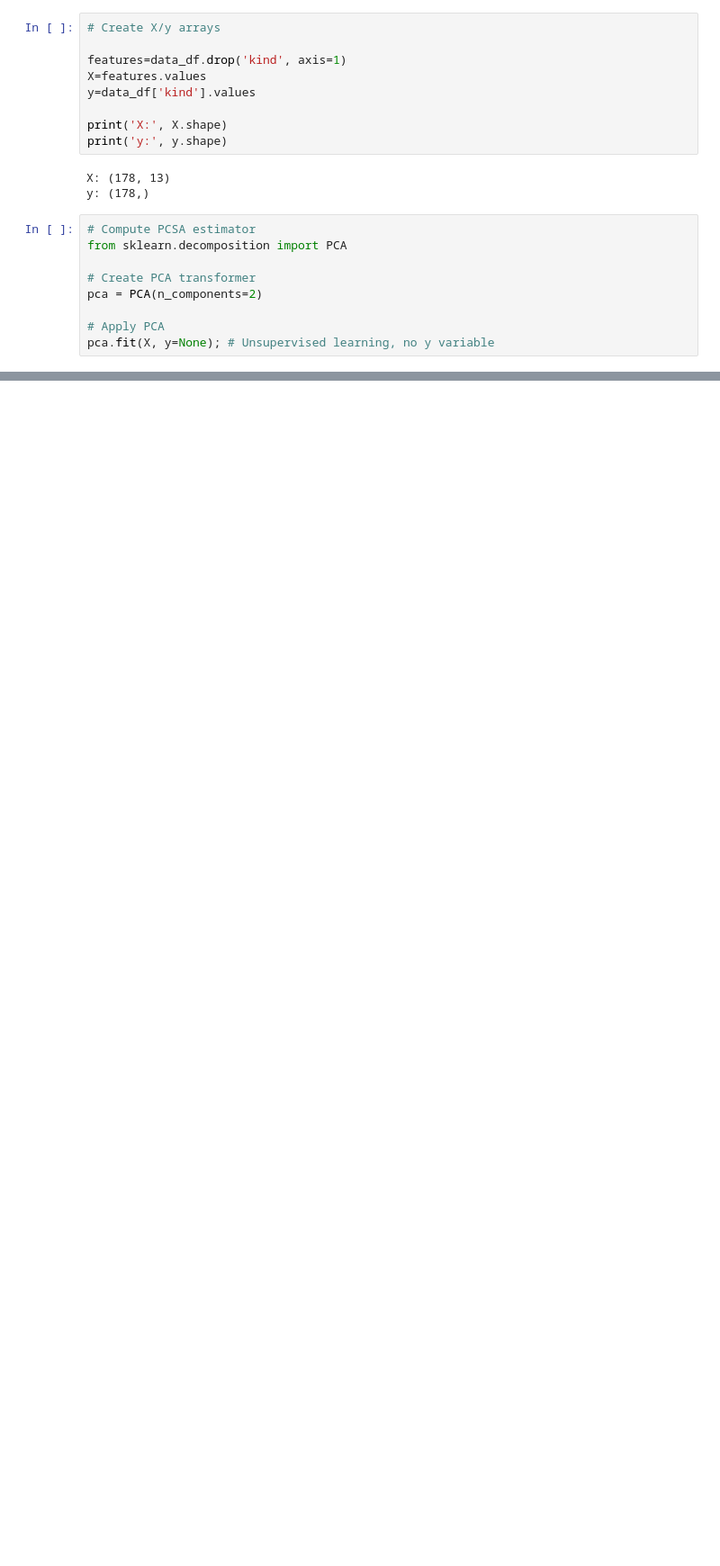
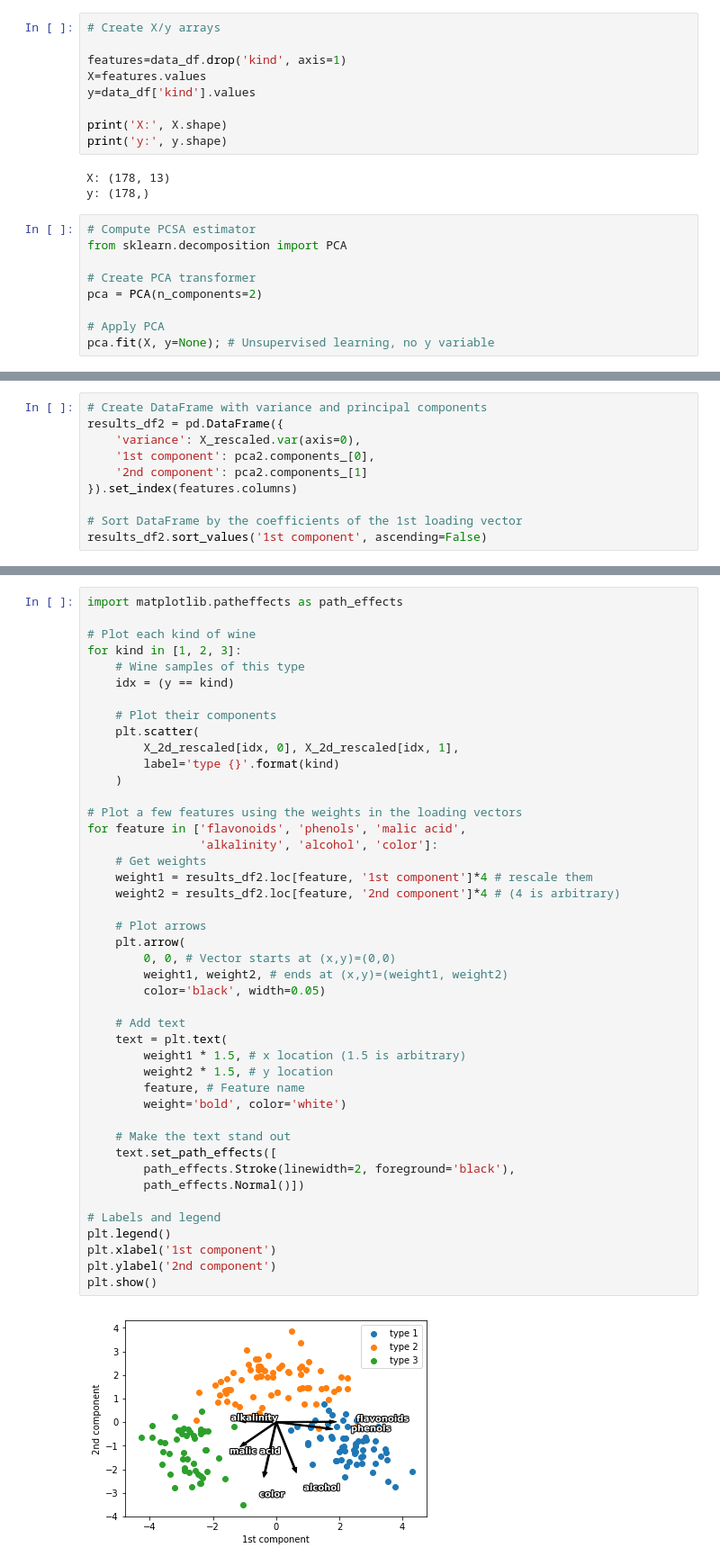
Before and after one commit to xnicolovici/machine_learning, a Jupyter notebook: notebooks/Course No 4/06. Clustering and dimensionality reduction/05. Dimensionality reduction with PCA/Learn.ipynb, the cells around one changed output, grey strips where cells are left out. Shown at 90% size. Cells and saved outputs as stored; diff of their text form; blank space fills up the shorter version.

```diff
--- a/notebooks/Course No 4/06. Clustering and dimensionality reduction/05. Dimensionality reduction with PCA/Learn.ipynb
+++ b/notebooks/Course No 4/06. Clustering and dimensionality reduction/05. Dimensionality reduction with PCA/Learn.ipynb
@@ -51,0 +165,10 @@ pca.fit(X, y=None); # Unsupervised learning, no y variable
+# %%
+# Create DataFrame with variance and principal components
+results_df2 = pd.DataFrame({
+    'variance': X_rescaled.var(axis=0),
+    '1st component': pca2.components_[0],
+    '2nd component': pca2.components_[1]
+}).set_index(features.columns)
+
+# Sort DataFrame by the coefficients of the 1st loading vector
+results_df2.sort_values('1st component', ascending=False)
@@ -51,0 +190,46 @@ pca.fit(X, y=None); # Unsupervised learning, no y variable
+# %%
+import matplotlib.patheffects as path_effects
+
+# Plot each kind of wine
+for kind in [1, 2, 3]:
+    # Wine samples of this type
+    idx = (y == kind)
+
+    # Plot their components
+    plt.scatter(
+        X_2d_rescaled[idx, 0], X_2d_rescaled[idx, 1],
+        label='type {}'.format(kind)
+    )
+
+# Plot a few features using the weights in the loading vectors
+for feature in ['flavonoids', 'phenols', 'malic acid',
+                'alkalinity', 'alcohol', 'color']:
+    # Get weights
+    weight1 = results_df2.loc[feature, '1st component']*4 # rescale them
+    weight2 = results_df2.loc[feature, '2nd component']*4 # (4 is arbitrary)
+
+    # Plot arrows
+    plt.arrow(
+        0, 0, # Vector starts at (x,y)=(0,0)
+        weight1, weight2, # ends at (x,y)=(weight1, weight2)
+        color='black', width=0.05)
+
+    # Add text
+    text = plt.text(
+        weight1 * 1.5, # x location (1.5 is arbitrary)
+        weight2 * 1.5, # y location
+        feature, # Feature name
+        weight='bold', color='white')
+
+    # Make the text stand out
+    text.set_path_effects([
+        path_effects.Stroke(linewidth=2, foreground='black'),
+        path_effects.Normal()])
+
+# Labels and legend
+plt.legend()
+plt.xlabel('1st component')
+plt.ylabel('2nd component')
+plt.show()
+# %% [output]
+[figure, added]
```
Also changed, not shown: parts of 13 cells of this notebook, 3 other files.
